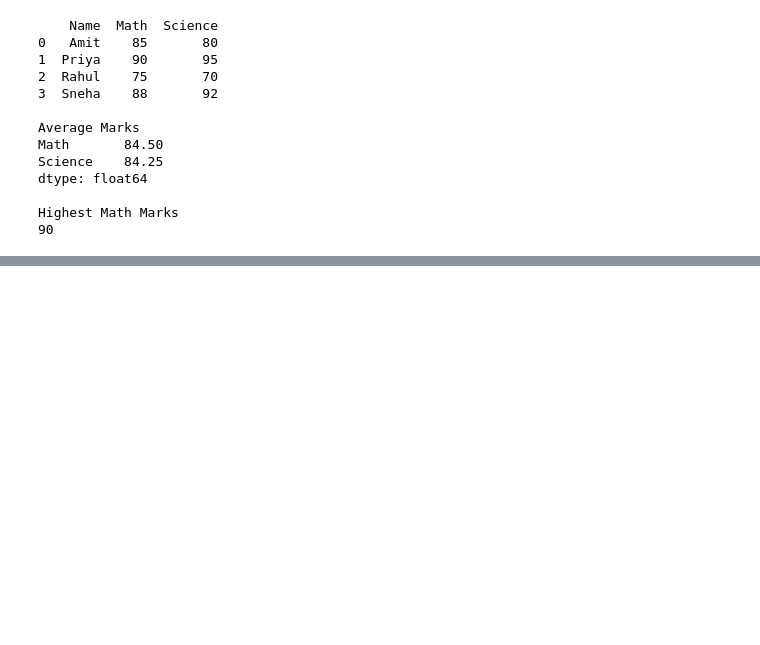
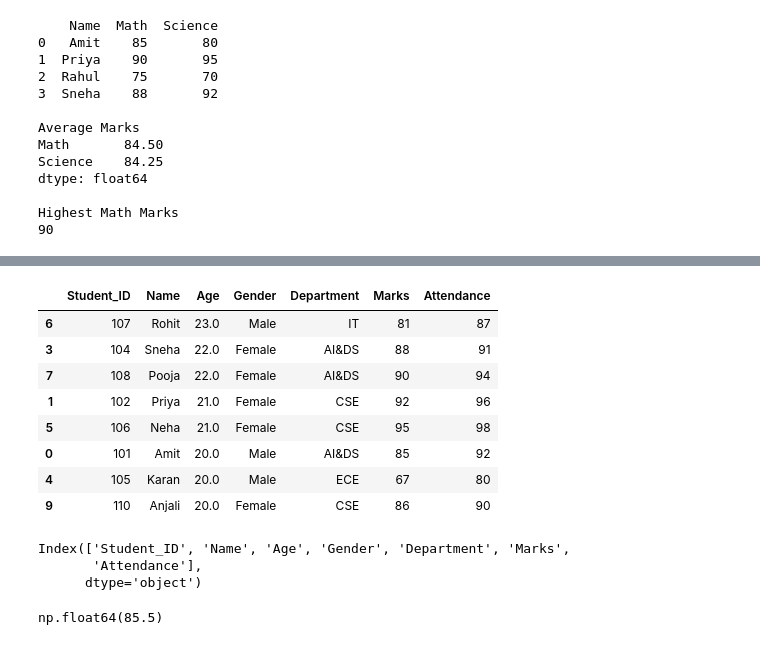
Before and after one commit to sirsatshraddha12-bit/Python_libraries, a Jupyter notebook: Python_Data_Science_Fundamentals.ipynb, the cells around one changed output, grey strips where cells are left out. Drawn from its saved outputs; the diff is of its cells as text; code cells hidden in the pictures; blank space fills up the shorter version.

```diff
--- a/Python_Data_Science_Fundamentals.ipynb
+++ b/Python_Data_Science_Fundamentals.ipynb
@@ -228,0 +361,22 @@ Highest Math Marks
+# %%
+df.sort_values("Age", ascending=False)
+# %% [output]
+|  | Student_ID | Name | Age | Gender | Department | Marks | Attendance |
+| 6 | 107 | Rohit | 23.0 | Male | IT | 81 | 87 |
+| 3 | 104 | Sneha | 22.0 | Female | AI&DS | 88 | 91 |
+| 7 | 108 | Pooja | 22.0 | Female | AI&DS | 90 | 94 |
+| 1 | 102 | Priya | 21.0 | Female | CSE | 92 | 96 |
+| 5 | 106 | Neha | 21.0 | Female | CSE | 95 | 98 |
+| 0 | 101 | Amit | 20.0 | Male | AI&DS | 85 | 92 |
+| 4 | 105 | Karan | 20.0 | Male | ECE | 67 | 80 |
+| 9 | 110 | Anjali | 20.0 | Female | CSE | 86 | 90 |
+# %%
+print(df.columns)
+# %% [output]
+Index(['Student_ID', 'Name', 'Age', 'Gender', 'Department', 'Marks',
+       'Attendance'],
+      dtype='object')
+# %%
+df["Marks"].mean()
+# %% [output]
+np.float64(85.5)
```
Also changed, not shown: parts of 19 cells of this notebook.
